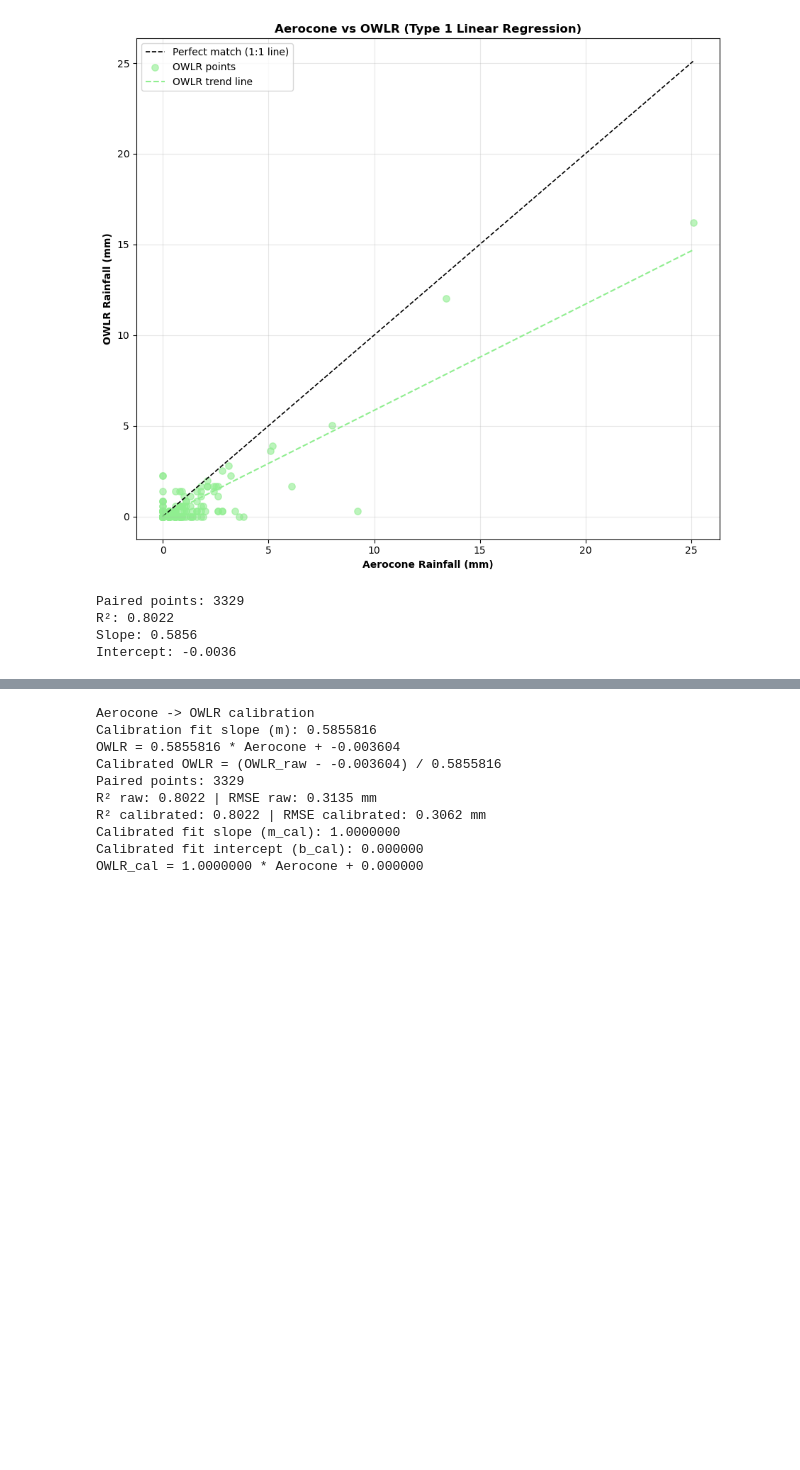
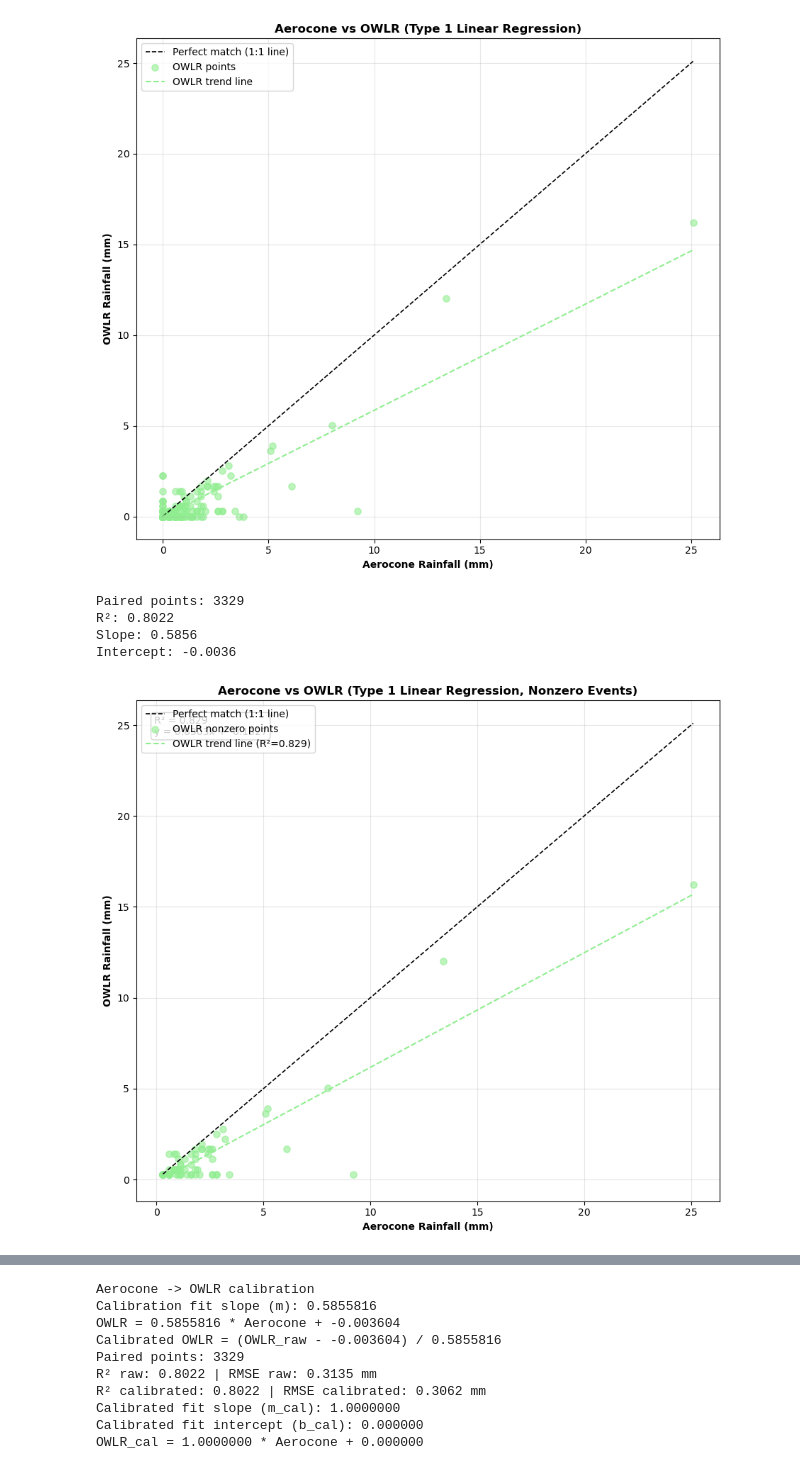
Before and after one commit to COAST-Lab/Open-Water-Level-and-Rainfall-Sensor, a Jupyter notebook: Data Analysis/rainfallAnalysisUpdated.ipynb, the cells around one changed output, grey strips where cells are left out. Cells and saved outputs as stored; diff of their text form; code cells hidden in the pictures; blank space fills up the shorter version.

```diff
--- a/Data Analysis/rainfallAnalysisUpdated.ipynb
+++ b/Data Analysis/rainfallAnalysisUpdated.ipynb
@@ -279,13 +279,6 @@ for sensor_name in step1_targets:
     print('  Slope:', round(slope, 4) if pd.notna(slope) else np.nan)
     print('  Intercept:', round(intercept, 4) if pd.notna(intercept) else np.nan)
     print('  MAPE (%):', round(mape, 2) if pd.notna(mape) else np.nan)
-
-    if pd.notna(slope) and pd.notna(intercept):
-        sign = '-' if intercept < 0 else '+'
-        print(
-            f'  Aerocone trendline: {sensor_name} = '
-            f'{slope:.6f} * Aerocone {sign} {abs(intercept):.6f}'
-        )
 # %% [output]
 Aerocone vs TR525
   Paired points: 3347
@@ -525,3 +518,78 @@ Paired points: 3329
 R²: 0.8022
 Slope: 0.5856
 Intercept: -0.0036
+# %%
+# Aerocone vs OWLR, nonzero events only (raw OWLR values)
+plt.figure(figsize=(9, 8))
+
+x_col = SENSORS['Aerocone']['col']
+y_col = SENSORS['OWLR']['col']
+
+nonzero_data = rainfall_all[[x_col, y_col]].dropna()
+nonzero_data = nonzero_data[(nonzero_data[x_col] > 0) & (nonzero_data[y_col] > 0)]
+x_values = nonzero_data[x_col]
+y_values = nonzero_data[y_col]
+
+if len(nonzero_data) < 2:
+    print('Not enough paired nonzero points for Aerocone vs OWLR regression.')
+else:
+    x_min = x_values.min()
+    x_max = x_values.max()
+
+    slope, intercept = np.polyfit(x_values, y_values, 1)
+    r = x_values.corr(y_values)
+    r2 = r**2 if pd.notna(r) else np.nan
+
+    # Perfect match line (1:1)
+    plt.plot(
+        [x_min, x_max],
+        [x_min, x_max],
+        color='black',
+        linestyle='--',
+        linewidth=1.2,
+        label='Perfect match (1:1 line)'
+    )
+
+    plt.scatter(
+        x_values,
+        y_values,
+        s=45,
+        alpha=0.6,
+        color=SENSORS['OWLR']['color'],
+        label='OWLR nonzero points'
+    )
+
+    x_line = np.linspace(x_min, x_max, 100)
+    y_line = slope * x_line + intercept
+    plt.plot(
+        x_line,
+        y_line,
+        '--',
+        color=SENSORS['OWLR']['color'],
+        label=f'OWLR trend line (R²={r2:.3f})'
+    )
+
+    plt.text(
+        0.97,
+        0.97,
+        f'R² = {r2:.3f}\ny = {slope:.4f}x + {intercept:.4f}',
+        transform=plt.gca().transAxes,
+        va='top',
+        ha='right',
+        bbox=dict(boxstyle='round', facecolor='white', alpha=0.8)
+    )
+
+    plt.xlabel('Aerocone Rainfall (mm)', fontweight='bold')
+    plt.ylabel('OWLR Rainfall (mm)', fontweight='bold')
+    plt.title('Aerocone vs OWLR (Type 1 Linear Regression, Nonzero Events)', fontweight='bold')
+    plt.legend()
+    plt.grid(alpha=0.3)
+    plt.tight_layout()
+    plt.show()
+
+    print(f'Paired nonzero points: {len(nonzero_data)}')
+    print(f'R²: {r2:.4f}')
+    print(f'Slope: {slope:.4f}')
+    print(f'Intercept: {intercept:.4f}')
+# %% [output]
+[figure, added]
```
Also changed, not shown: parts of 2 cells of this notebook, 3 other files.
